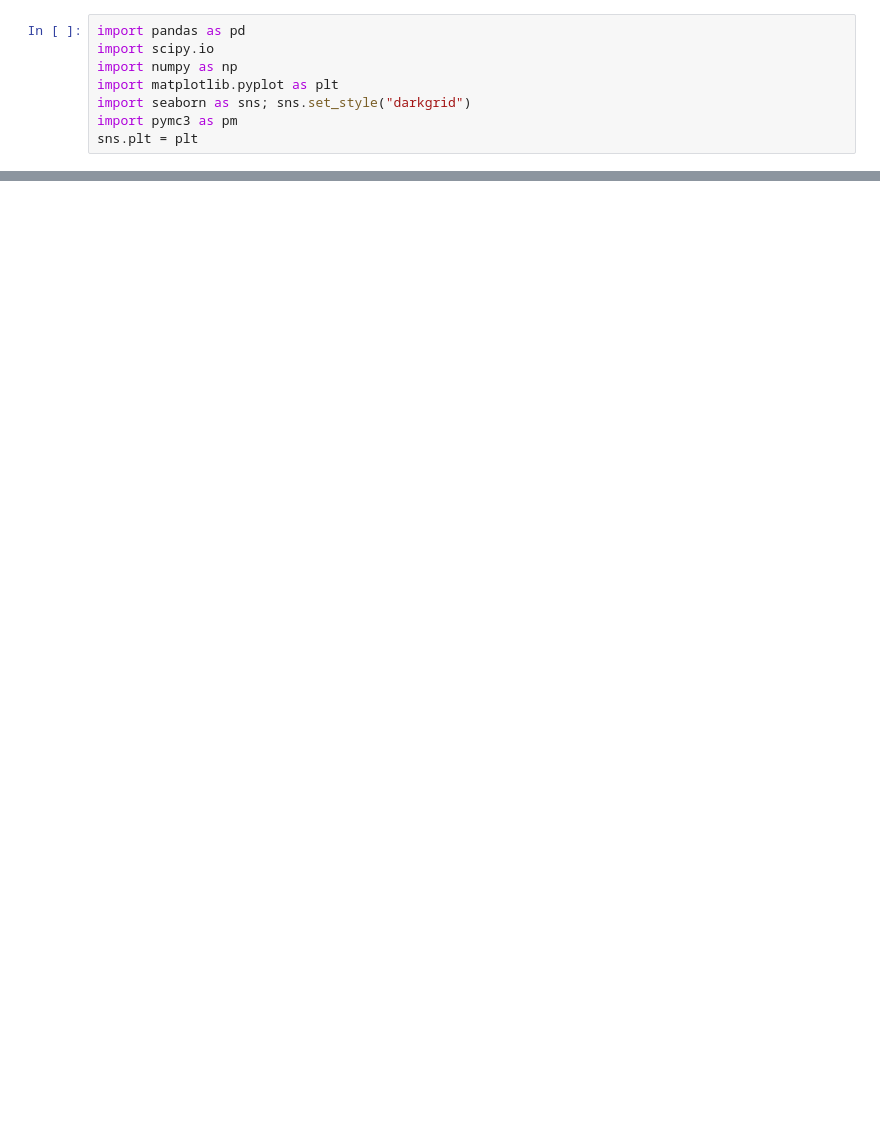
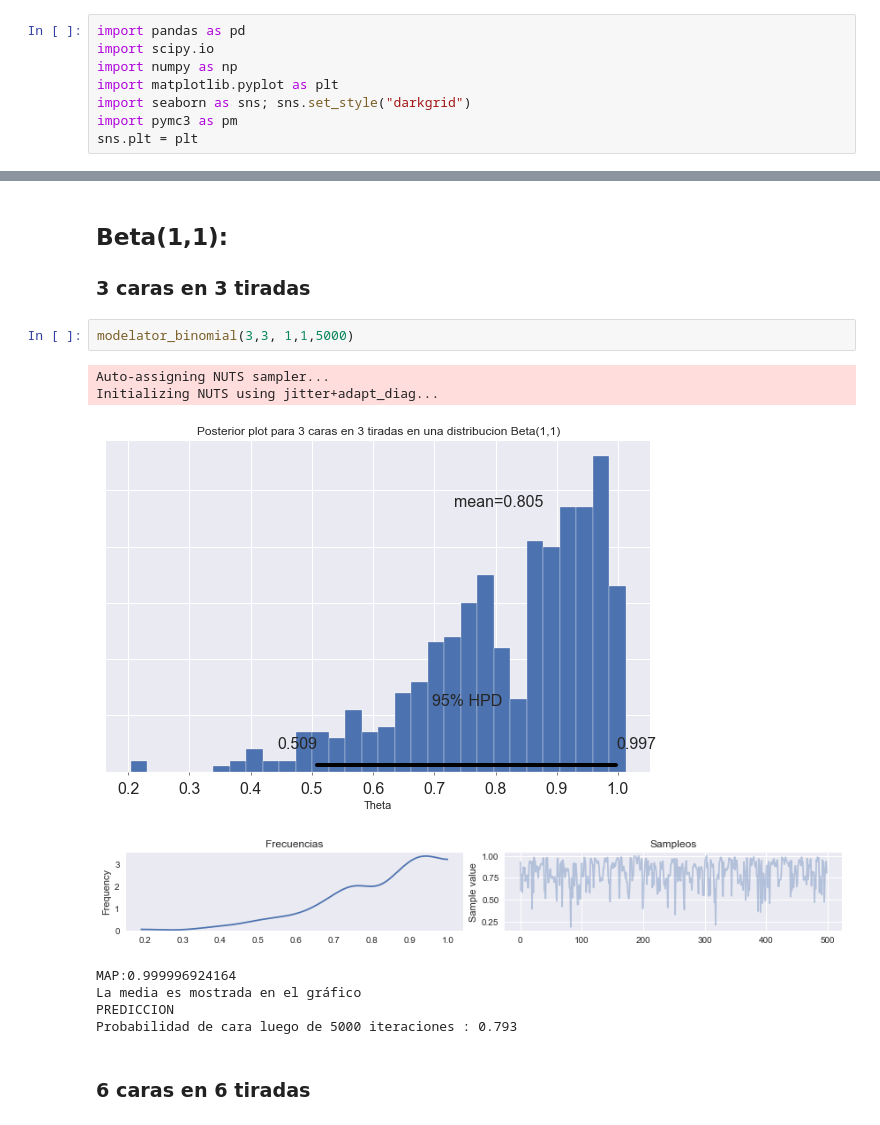
Before and after one commit to brianbok/cienciadatos-entregas, a Jupyter notebook: tp5/Tp5.ipynb, the cells around one changed output, grey strips where cells are left out. Cells and saved outputs as stored; diff of their text form; blank space fills up the shorter version.

```diff
--- a/tp5/Tp5.ipynb
+++ b/tp5/Tp5.ipynb
@@ -34 +39,18 @@ def modelator_binomial(n, observed, beta1, beta2):
+# %% [markdown]
+## Beta(1,1):
+
+### 3 caras en 3 tiradas
+# %%
+modelator_binomial(3,3, 1,1,5000)
+# %% [output]
+Auto-assigning NUTS sampler...
+Initializing NUTS using jitter+adapt_diag...
+[figure, added]
+[figure, added]
+MAP:0.999996924164
+La media es mostrada en el gráfico
+PREDICCION
+Probabilidad de cara luego de 5000 iteraciones : 0.793
+# %% [markdown]
+### 6 caras en 6 tiradas
 # %%
```
Also changed, not shown: parts of 17 cells of this notebook, 3 other files.
